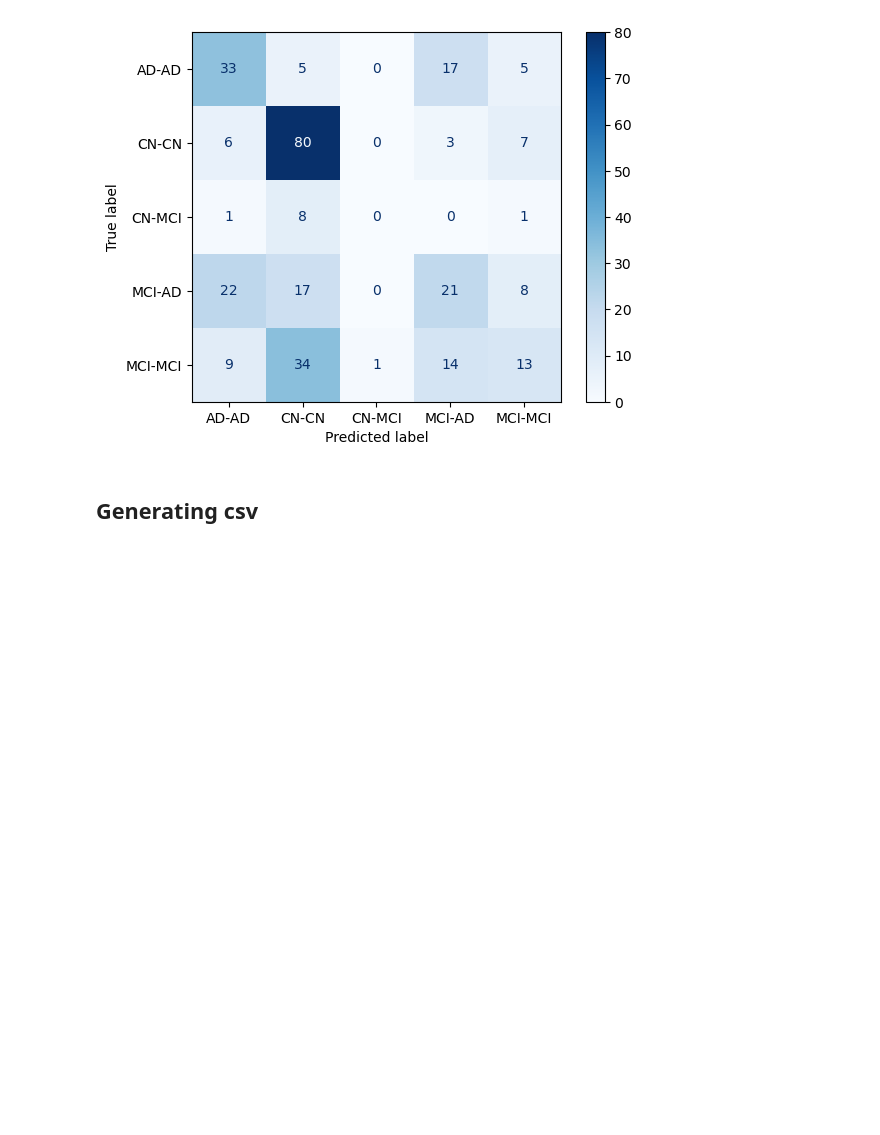
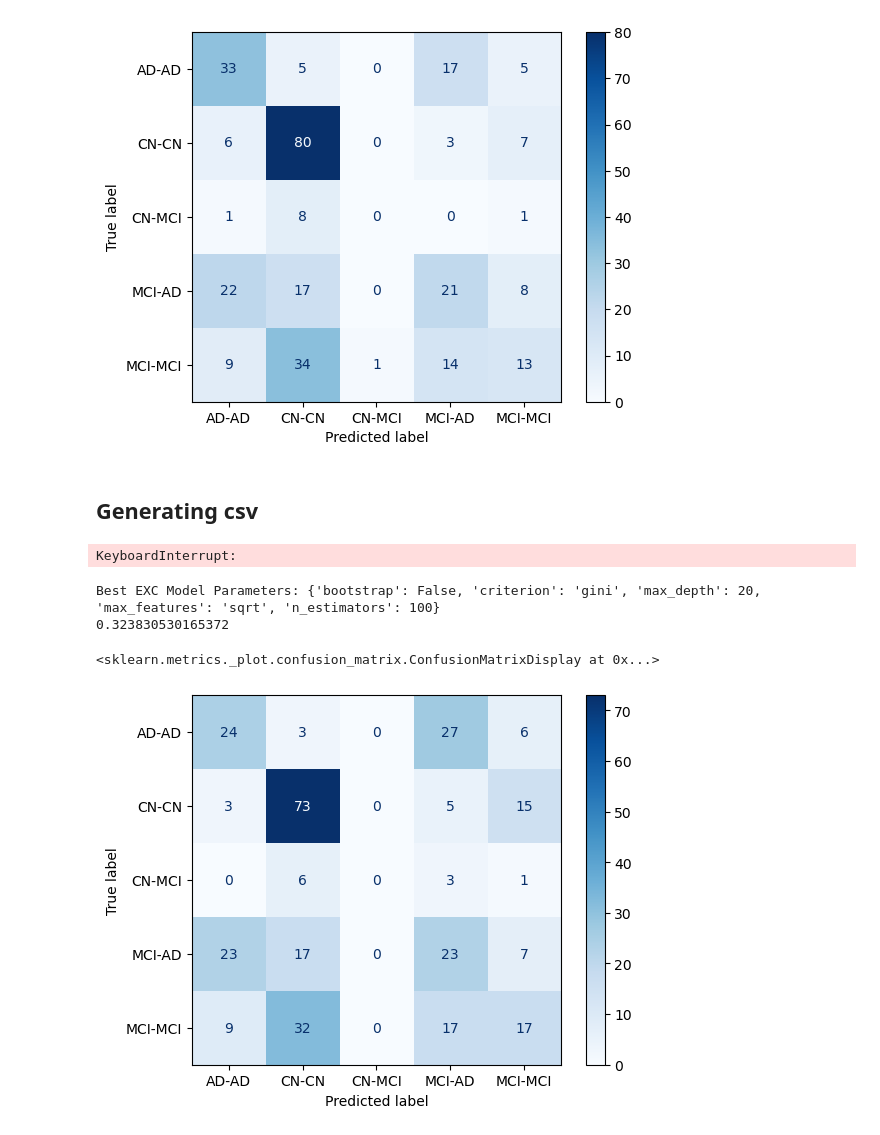
Before and after one commit to NunoRodriguess/Projeto-DAA, a Jupyter notebook: NewGen/Ensemblers/EnsemblersBoosters3.ipynb, the cells around one changed output. Saved outputs shown, nothing was run; the diff lists cells and outputs as text; code cells hidden in the pictures; blank space fills up the shorter version.

```diff
--- a/NewGen/Ensemblers/EnsemblersBoosters3.ipynb
+++ b/NewGen/Ensemblers/EnsemblersBoosters3.ipynb
@@ -387,16 +423,74 @@ res2.to_csv('NGradientBoostingGrid3.0.csv', index=False)
 res3.to_csv('NVoting3.0.csv', index=False)
 res4.to_csv('NStacking3.0.csv', index=False)
 # %%
-# Load the test dataset
-test_data = pd.read_csv("../prep3/test_processed_prep3.csv")
+from sklearn.ensemble import StackingClassifier
+from sklearn.linear_model import LogisticRegression
 
-# Generate predictions
-st2_predictions_test = st_model2.predict(test_data)
+df = radi.copy()
+X = df.drop(columns=["Transition"])
+y = df["Transition"]
 
-res5 = pd.DataFrame({
-    'RowId': range(1, len(st2_predictions_test) + 1),
-    'Result': st2_predictions_test
-})
+#meta_model = RandomForestClassifier(random_state=25)
+meta_model2 = LogisticRegression(random_state=25)
 
-
-res5.to_csv('NStacking3.1.0.csv', index=False)
+estimators = [("gb", gb_grid.best_estimator_),("rf", rf_grid.best_estimator_)]
+st_model = StackingClassifier(estimators=estimators, final_estimator = meta_model2,n_jobs=-1)
+st_model.fit(X,y)
+f1_scores = cross_val_score(st_model,X,y,cv=skf,scoring="f1_macro")
+print(f1_scores.mean())
+y_pred = cross_val_predict(st_model, X, y, cv=skf)
+cm = confusion_matrix(y, y_pred)
+disp = ConfusionMatrixDisplay(confusion_matrix=cm, display_labels=st_model.classes_)
+disp.plot(cmap="Blues")
+# %% [output]
+KeyboardInterrupt:
+# %%
+# Split data into features and target
+from sklearn.ensemble import ExtraTreesClassifier
+from imblearn.over_sampling import SMOTE
+df = radi.copy()
+X = df.drop(columns=["Transition"])
+y = df["Transition"]
+
+
+# Specify which classes to oversample
+smote = SMOTE(sampling_strategy={'MCI-AD': 70, 'MCI-MCI': 75}, random_state=25)  # Target specific count
+
+X_resampled, y_resampled = smote.fit_resample(X, y)
+
+# Params Definition
+"""
+"n_estimators": "n_estimators": [80],
+             "max_depth": [20],
+             "criterion" :["gini"],
+             "max_features":["sqrt"],
+              "bootstrap":[False]
+            0.33952772606850457
+"""
+
+exc_params = {"n_estimators": [100],
+             "max_depth": [20],
+             "criterion" :["gini"],
+             "max_features":["sqrt"],
+              "bootstrap":[False]
+             }
+
+
+exc_model = ExtraTreesClassifier(random_state=2025)
+
+# model, params, scoring using f1, 5 folds, full processor
+exc_grid = GridSearchCV(exc_model, exc_params, scoring='f1_macro', cv=skf, n_jobs=-1)
+exc_grid.fit(X_resampled,y_resampled)
+print(f"Best EXC Model Parameters: {exc_grid.best_params_}")
+f1_scores = cross_val_score(exc_grid.best_estimator_,X_resampled,y_resampled,cv=skf,scoring="f1_macro")
+print(f1_scores.mean())
+
+y_pred = cross_val_predict(exc_grid.best_estimator_, X_resampled, y_resampled, cv=skf)
+cm = confusion_matrix(y_resampled, y_pred)
+disp = ConfusionMatrixDisplay(confusion_matrix=cm, display_labels=exc_grid.best_estimator_.classes_)
+disp.plot(cmap="Blues")
+# %% [output]
+Best EXC Model Parameters: {'bootstrap': False, 'criterion': 'gini', 'max_depth': 20, 'max_features': 'sqrt', 'n_estimators': 100}
+0.323830530165372
+<sklearn.metrics._plot.confusion_matrix.ConfusionMatrixDisplay at 0x...>
+[figure, added]
```
Also changed, not shown: parts of 15 cells of this notebook, 10 other files.
